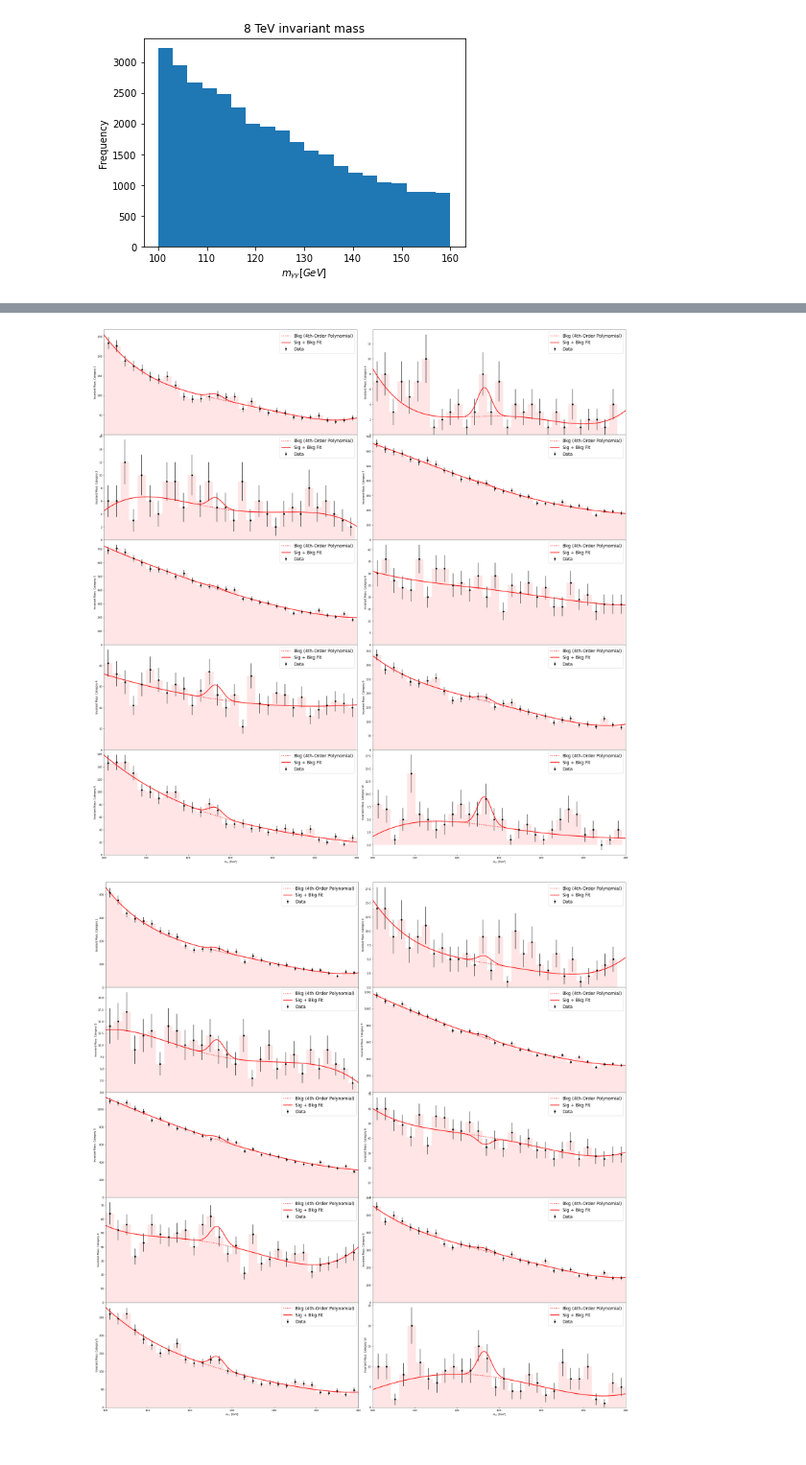
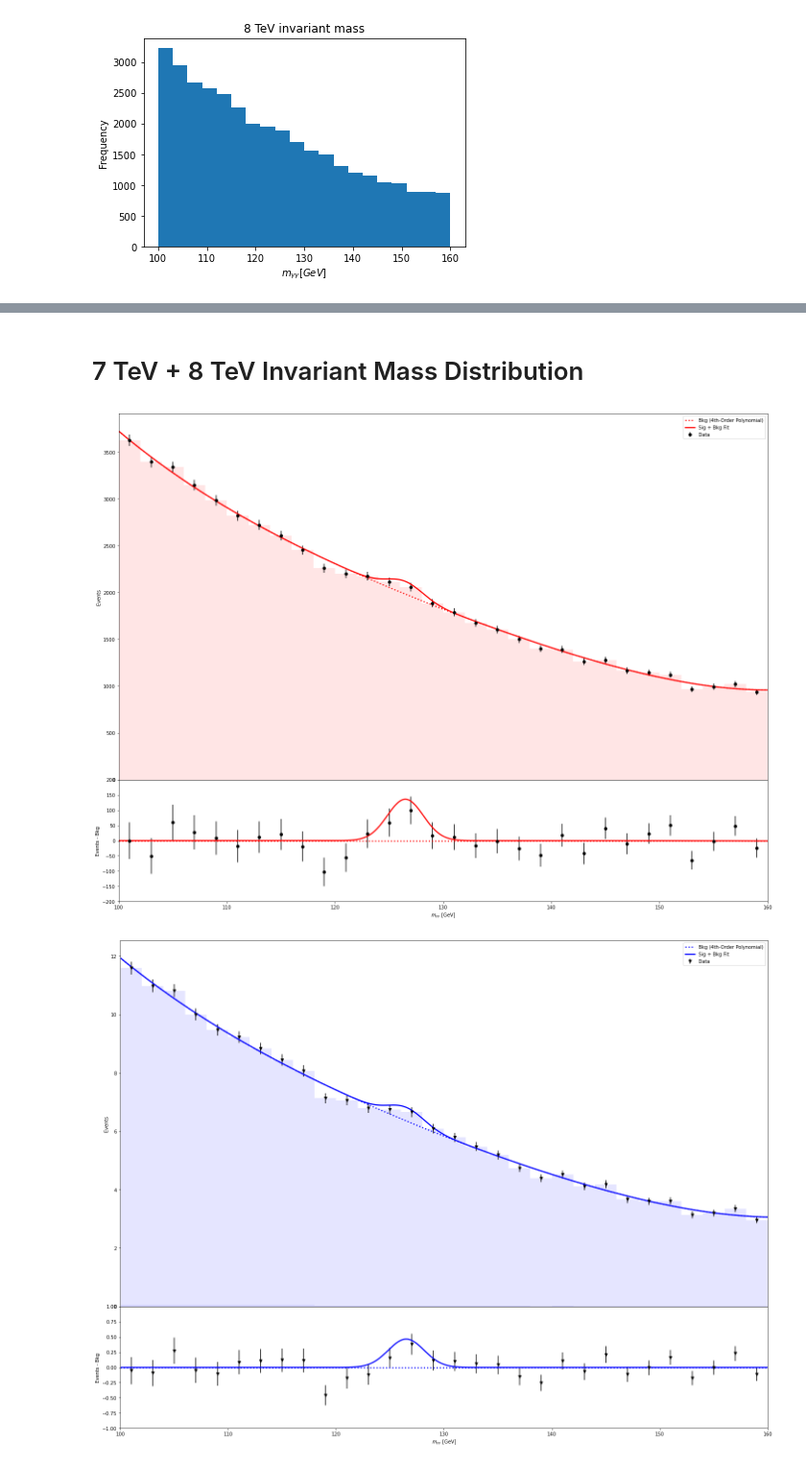
Before and after one commit to ATorres274/Phy-77-Higgs-Project, a Jupyter notebook: 77 Project Code(main) V1.0.ipynb, the cells around one changed output, grey strips where cells are left out. Shown at 96% size. Drawn from its saved outputs; the diff is of its cells as text; code cells hidden in the pictures.

```diff
--- a/77 Project Code(main) V1.0.ipynb
+++ b/77 Project Code(main) V1.0.ipynb
@@ -103,5 +119,5 @@ def sigmodel(m, a0, b1, b2, b3, b4, A):
 # %%
-##### Given Parameters (?) #####
+##### Given Parameters (?) Nic's Consts #####
 # 7 TeV
 par07_bg = [[57.7380033, -2.93963074e-02, 2.68527786e-04, -1.75350449e-05, 5.80677450e-07],
          [2.92734736, -1.86573322e-02, -1.29279287e-03, -1.10433228e-05, 3.10458084e-06],
@@ -117,7 +133,7 @@ par07_bg = [[57.7380033, -2.93963074e-02, 2.68527786e-04, -1.75350449e-05, 5.806
 par07Tot_bg = [733.811901, -2.38592815e-02, 1.51639171e-04, -2.16786139e-06, 2.06378818e-07]
 
 a07_sig = [9.30404177, 1.17497954, 9.83970812e+01, 2.93209614e+01, 7.69320604e+01, -5.72046156, 9.46956627e+01, -1.89650407e+01, 3.56334463, 8.25380892]
-a07Tot_sig = 2.93810951e+02
+a07Tot_sig = [*par07Tot_bg, 2.93810951e+02]
 
 # 8 TeV
 par08_bg = [[84.0737856, -2.72951300e-02, 5.10297359e-05, -1.63271389e-05, 8.91174399e-07],
@@ -134,7 +150,7 @@ par08_bg = [[84.0737856, -2.72951300e-02, 5.10297359e-05, -1.63271389e-05, 8.911
 par08Tot_bg = [1.08763987e+03, -2.49992665e-02, 2.08249692e-04, 4.08935753e-08, 1.05872337e-07]
 
 a08_sig = [49.2593761, 6.59279034, 50.7190570, 27.9101523, 53.9321493, 15.6230131, 33.0581354, 0.575727520, 59.7037357, 22.9576568]
-a08Tot_sig = 282.512044
+a08Tot_sig = [*par08Tot_bg, 282.512044]
 
 # Combined
 par0Comb_bg = [[1.42429324e+02, -2.81716643e-02, 1.59072467e-04, -1.64871247e-05, 7.26562726e-07],
@@ -151,10 +167,31 @@ par0Comb_bg = [[1.42429324e+02, -2.81716643e-02, 1.59072467e-04, -1.64871247e-05
 par0CombTot_bg = [1822.34263, -2.45389045e-02, 1.88261525e-04, -8.45680089e-07, 1.42080042e-07]
 
 a0Comb_sig = [53.8102678, 14.1858651, 146.700018, 51.5705980, 130.271288, 5.11090543, 124.038428, -22.2077388, 59.2924973, 24.7887653]
-a0CombTot_sig = 563.404078
+a0CombTot_sig = [*par0CombTot_bg, 563.404078]
 ##### FWHM, mu, sigma calc #####
 # Expected Full Width at Half Maximum (FWHM), Sigma, Mu
 # FWHM = 2*sqrt(2*ln(2)) * sigma
 
 fwhm = 3.9
 mu, sigma = 126.5, fwhm / (2 * np.sqrt(2 * np.log(2)))
+
+##### Chris' Constants #####
+# We should match with Nic's mu, and sigma
+mean_dist = 126
+sigma_dist = (3.9 / (2*np.sqrt(2*np.log(2))))
+A_dist = 126.5
+
+
+##### Hannah's Constants #####
+# ND and NS Tots
+ND7 = [2054, 97, 7129, 444, 1493, 77, 8313, 501, 3591, 89]   # number of events 7
+NS7 = [10.5, 1.5, 21.6, 2.8, 6.7, 1, 21.2, 2.7, 9.5, 2.2]        # number of signals 7
+arg07 = 1.04520448
+
+ND8 = [2945, 173, 12136, 785, 2015, 113, 11099, 706, 5140, 139]   # number of events 8 TeV
+NS8 = [14.2, 2.5, 30.9, 5.2, 8.9, 1.6, 26.9, 4.5, 12.8, 3.0]        # number of signals 8 TeV
+arg08 = 1.04514440
+
+NDTot = [2945+2054, 173+97, 12136+7129, 785+444, 2015+1493, 113+77, 11099+8313, 706+501, 5140+3591, 139+89]   # number of events 7&8 TeV
+NSTot = [14.2+10.5, 2.5+1.5, 30.9+21.6, 5.2+2.8, 8.9+6.7, 1.6+1, 26.9+21.2, 4.5+2.7, 12.8+9.5, 3.0+2.2]        # number of signals 7&8 TeV
+arg0Tot = 1.92897799
@@ -329,36 +404,11 @@ ax7, fig7 = Cat10_Plot_Wrapup(ax7, fig7)
-# %%
-##### 8 GeV #####
-# Category 10 Plotting
-fig8, ax8, n8, bins8 = Cat10_Data_Plotting(cat10_8, mass_data8, 30)
-
-err8 = Cat10_Error_Calc(n8, bins8)
-
-x8, opt8_bg, cov8_bg, opt8_sig, cov8_sig, par08_sig = Cat10_Curve_Fit_Calc(bins8, n8, par08_bg, a08_sig, err8)
-
-massRng8, ax8 = Cat10_Curve_Plotting(ax8, opt8_bg, par08_sig)
-
-ax8 = Cat10_Error_Bar_Plotting(ax8, x8, n8, err8)
-
-ax8, fig8 = Cat10_Plot_Wrapup(ax8, fig8)
-
-# Total Plotting
-# %% [output]
-[figure, removed]
-# %%
-##### Combined #####
-# Category 10 Plotting
-figComb, axComb, nComb, binsComb = Cat10_Data_Plotting(cat10_comb, mass_data_comb, 30)
-
-errComb = Cat10_Error_Calc(nComb, binsComb)
-
-xComb, optComb_bg, covComb_bg, optComb_sig, covComb_sig, par0Comb_sig = Cat10_Curve_Fit_Calc(binsComb, nComb, par0Comb_bg, a0Comb_sig, errComb)
-
-massRngComb, axComb = Cat10_Curve_Plotting(axComb, optComb_bg, par0Comb_sig)
-
-axComb = Cat10_Error_Bar_Plotting(axComb, xComb, nComb, errComb)
-
-axComb, figComb = Cat10_Plot_Wrapup(axComb, figComb)
-
-# Total Plotting
-# %% [output]
-[figure, removed]
+# %% [markdown]
+# 7 TeV + 8 TeV Invariant Mass Distribution
+# %%
+# Unweighted
+Unweighted_Data_Plotting(mass_data_comb, par0CombTot_bg, a0CombTot_sig)
+
+# Weighted
+Weighted_Data_Plotting(NDTot, NSTot, cat10_comb, mass_data_comb, arg0Tot)
+# %% [output]
+[figure, added]
+[figure, added]
```
Also changed, not shown: parts of 26 cells of this notebook.
